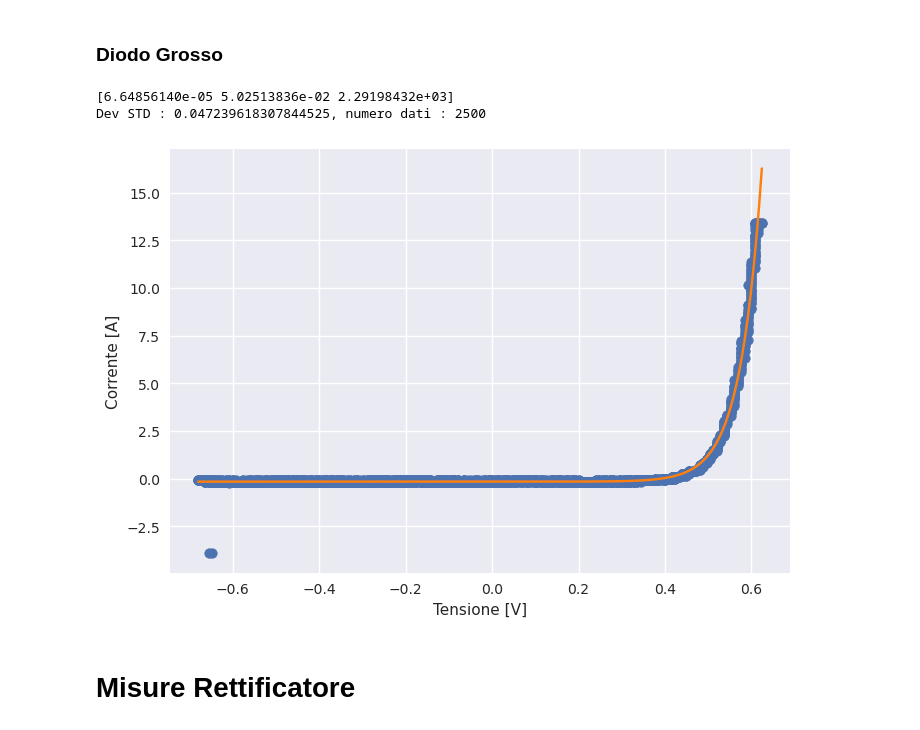
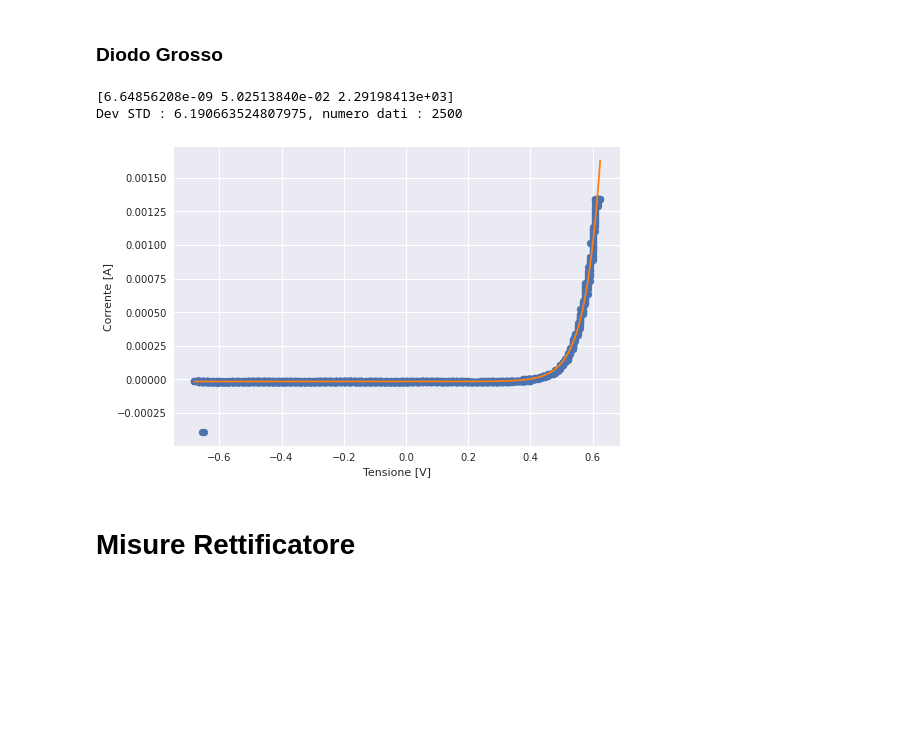
Before and after one commit to RandDouble/LabOEFM, a Jupyter notebook: Elettronica/day6.ipynb, the cells around one changed output. Cells and saved outputs as stored; diff of their text form; code cells hidden in the pictures; blank space fills up the shorter version.

```diff
--- a/Elettronica/day6.ipynb
+++ b/Elettronica/day6.ipynb
@@ -86,18 +86,21 @@ def chi_square(f : callable, param : tuple, x_data : np.array, y_data : np.array
 # %% [markdown]
 ### Led Rosso
 # %%
-
 df=pd.read_excel('data/caratteristica diodo_new.xlsx', sheet_name='led rosso')
 ch1, ch2 = 'CH1 [ V ]','CH2 [ V ]'
+R = 10e3 # Ohm
 
-plt.scatter(df[ch1],df[ch2])
+plt.scatter(df[ch1],df[ch2]/R)
 plt.xlabel('Tensione [V]')
 plt.ylabel('Corrente [A]')
 
 # Fitting della curva
-init_param= np.array([min(df[ch2]),26e-3,1. ])
-fit_param, pcov = curve_fit(func, df[ch1], df[ch2])
+init_param= np.array([min(df[ch2])/R,26e-3,1. ])
+fit_param, pcov = curve_fit(func, df[ch1], df[ch2]/R)
 print(fit_param)
 x_try=np.linspace(-2.,2., 200 )
 plt.plot(x_try,func(x_try,*fit_param ), 'tab:orange' )
+
+#Salvataggio immagini
+plt.savefig('led_rosso.pdf',format='pdf')
 # %% [output]
@@ -151,23 +153,23 @@ plt.plot(x_try,func(x_try,*fit_param ), 'tab:orange' )
 # %%
 
 df=pd.read_excel('data/caratteristica diodo_new.xlsx', sheet_name='diodo grosso')
 ch1, ch2 = 'CH1 [ V ]','CH2 [ V ]'
 
-plt.scatter(df[ch1],df[ch2])
+plt.scatter(df[ch1],df[ch2]/R)
 plt.xlabel('Tensione [V]')
 plt.ylabel('Corrente [A]')
 
 # Fitting della curva
-init_param= np.array([min(df[ch2]),26e-3,1. ])
-fit_param, pcov = curve_fit(func, df[ch1], df[ch2])
+init_param= np.array([min(df[ch2])/R,26e-3,1. ])
+fit_param, pcov = curve_fit(func, df[ch1], df[ch2]/R)
 print(fit_param)
 x_try=np.linspace(min(df[ch1]),max(df[ch1]), 200 )
 plt.plot(x_try,func(x_try,*fit_param ), 'tab:orange' )
 print(f'Dev STD : {chi_square(func, fit_param, df[ch1], df[ch2])}, numero dati : {df[ch1].size}')
 # %% [output]
-[6.64856140e-05 5.02513836e-02 2.29198432e+03]
-Dev STD : 0.047239618307844525, numero dati : 2500
+[6.64856208e-09 5.02513840e-02 2.29198413e+03]
+Dev STD : 6.190663524807975, numero dati : 2500
-[figure, old version]
+[figure, new version]
 # %% [markdown]
 # Misure Rettificatore
 # %%
```
Also changed, not shown: parts of 3 cells of this notebook, 5 other files.
